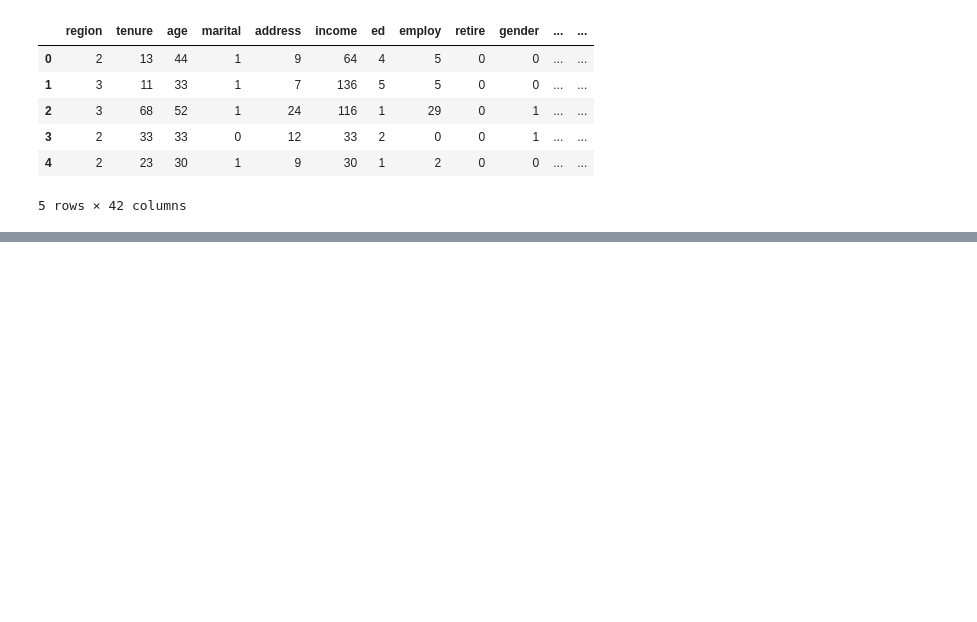
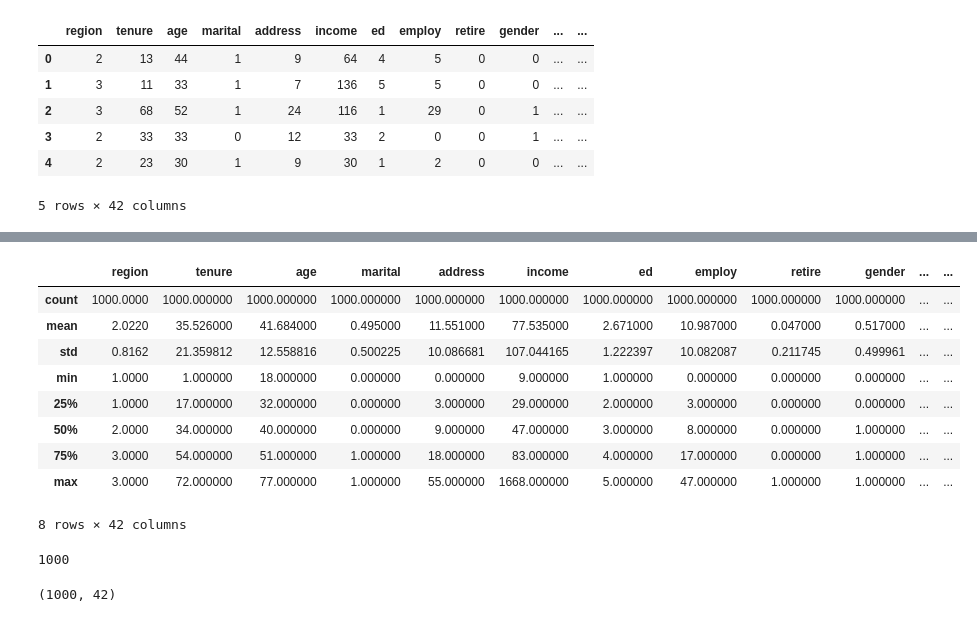
Before and after one commit to NasimShokrgozar/FirstSc, a Jupyter notebook: Session5_Basic.ipynb, the cells around one changed output, grey strips where cells are left out. Saved outputs shown, nothing was run; the diff lists cells and outputs as text; code cells hidden in the pictures; blank space fills up the shorter version.

```diff
--- a/Session5_Basic.ipynb
+++ b/Session5_Basic.ipynb
@@ -18 +69,22 @@ df_Telco.head()
+# %%
+df_Telco.describe()
+# %% [output]
+|  | region | tenure | age | marital | address | income | ed | employ | retire | gender | ... | ... |
+| count | 1000.0000 | 1000.000000 | 1000.000000 | 1000.000000 | 1000.000000 | 1000.000000 | 1000.000000 | 1000.000000 | 1000.000000 | 1000.000000 | ... | ... |
+| mean | 2.0220 | 35.526000 | 41.684000 | 0.495000 | 11.551000 | 77.535000 | 2.671000 | 10.987000 | 0.047000 | 0.517000 | ... | ... |
+| std | 0.8162 | 21.359812 | 12.558816 | 0.500225 | 10.086681 | 107.044165 | 1.222397 | 10.082087 | 0.211745 | 0.499961 | ... | ... |
+| min | 1.0000 | 1.000000 | 18.000000 | 0.000000 | 0.000000 | 9.000000 | 1.000000 | 0.000000 | 0.000000 | 0.000000 | ... | ... |
+| 25% | 1.0000 | 17.000000 | 32.000000 | 0.000000 | 3.000000 | 29.000000 | 2.000000 | 3.000000 | 0.000000 | 0.000000 | ... | ... |
+| 50% | 2.0000 | 34.000000 | 40.000000 | 0.000000 | 9.000000 | 47.000000 | 3.000000 | 8.000000 | 0.000000 | 1.000000 | ... | ... |
+| 75% | 3.0000 | 54.000000 | 51.000000 | 1.000000 | 18.000000 | 83.000000 | 4.000000 | 17.000000 | 0.000000 | 1.000000 | ... | ... |
+| max | 3.0000 | 72.000000 | 77.000000 | 1.000000 | 55.000000 | 1668.000000 | 5.000000 | 47.000000 | 1.000000 | 1.000000 | ... | ... |
+8 rows × 42 columns
+# %%
+len(df_Telco)
+# %% [output]
+1000
+# %%
+df_Telco.shape
+# %% [output]
+(1000, 42)
 # %%
```
Also changed, not shown: parts of 4 cells of this notebook.
